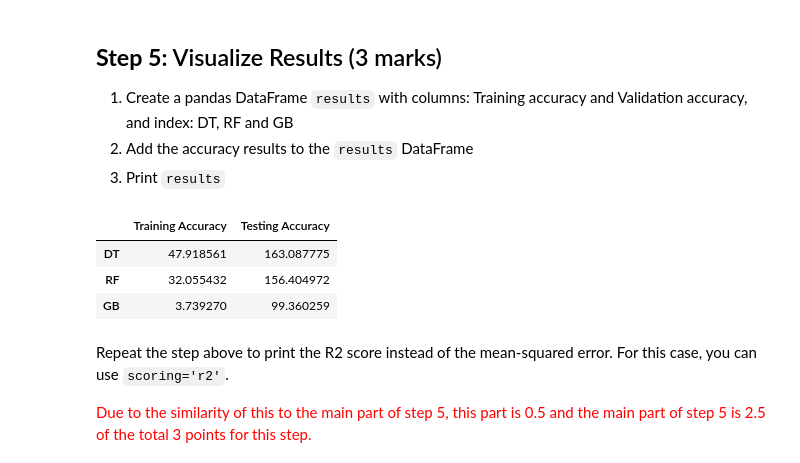
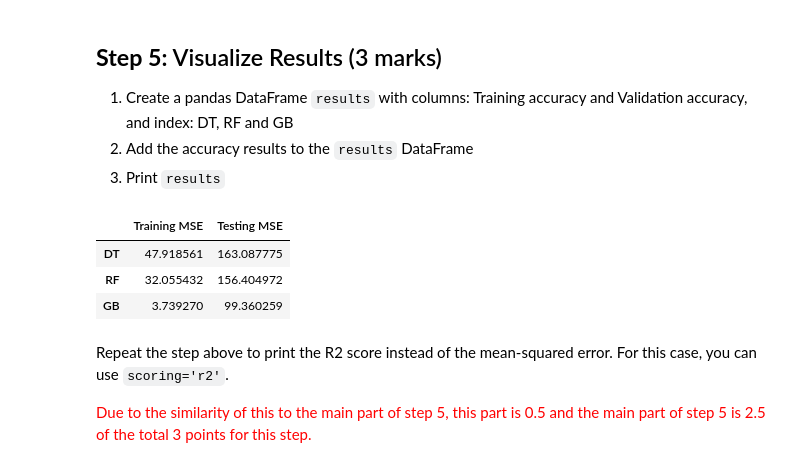
Before and after one commit to Kulaway/ENSF444-Assignment3, a Jupyter notebook: ENSF444_Assignment3.ipynb, the cells around one changed output. Saved outputs shown, nothing was run; the diff lists cells and outputs as text; code cells hidden in the pictures.

```diff
--- a/ENSF444_Assignment3.ipynb
+++ b/ENSF444_Assignment3.ipynb
@@ -94,36 +86,36 @@ Calculate the average training and validation accuracy using mean squared error
 # TO DO: ADD YOUR CODE HERE FOR STEPS 3-5
 # Note: for any random state parameters, you can use random_state = 0
 # HINT: USING A LOOP TO STORE THE DATA IN YOUR RESULTS DATAFRAME WILL BE MORE EFFICIENT
 
 from sklearn.tree import DecisionTreeRegressor
 from sklearn.ensemble import RandomForestRegressor, GradientBoostingRegressor
 from sklearn.model_selection import cross_validate, train_test_split
 
 models = {
     "DT": DecisionTreeRegressor(random_state = 0, max_depth = 5),
     "RF": RandomForestRegressor(random_state = 0, max_depth = 5),
     "GB": GradientBoostingRegressor(random_state = 0, max_depth = 5)
 }
 
 train_mse = []
 test_mse = []
 
 for model_name, model in models.items():
     scores = cross_validate(model, X, y, scoring = "neg_mean_squared_error", return_train_score=True)
     rmse_test = -scores['test_score'].mean()
     test_mse.append(rmse_test)
     rmse_train = -scores['train_score'].mean()
     train_mse.append(rmse_train)
 
 results = pd.DataFrame({
-        'Training Accuracy': train_mse,
-        'Testing Accuracy': test_mse},
+        'Training MSE': train_mse,
+        'Testing MSE': test_mse},
         index = models.keys()
         )
 
 results
 # %% [output]
-|  | Training Accuracy | Testing Accuracy |
+|  | Training MSE | Testing MSE |
 | DT | 47.918561 | 163.087775 |
 | RF | 32.055432 | 156.404972 |
 | GB | 3.739270 | 99.360259 |
```
Also changed, not shown: parts of 4 cells of this notebook.
